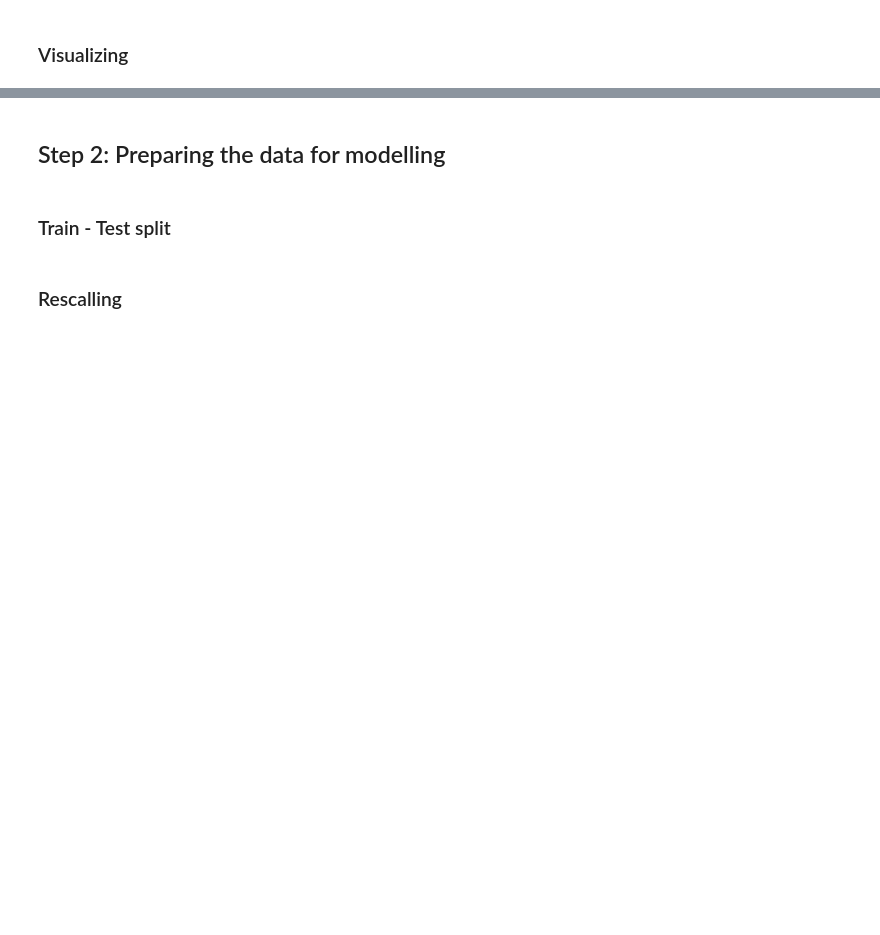
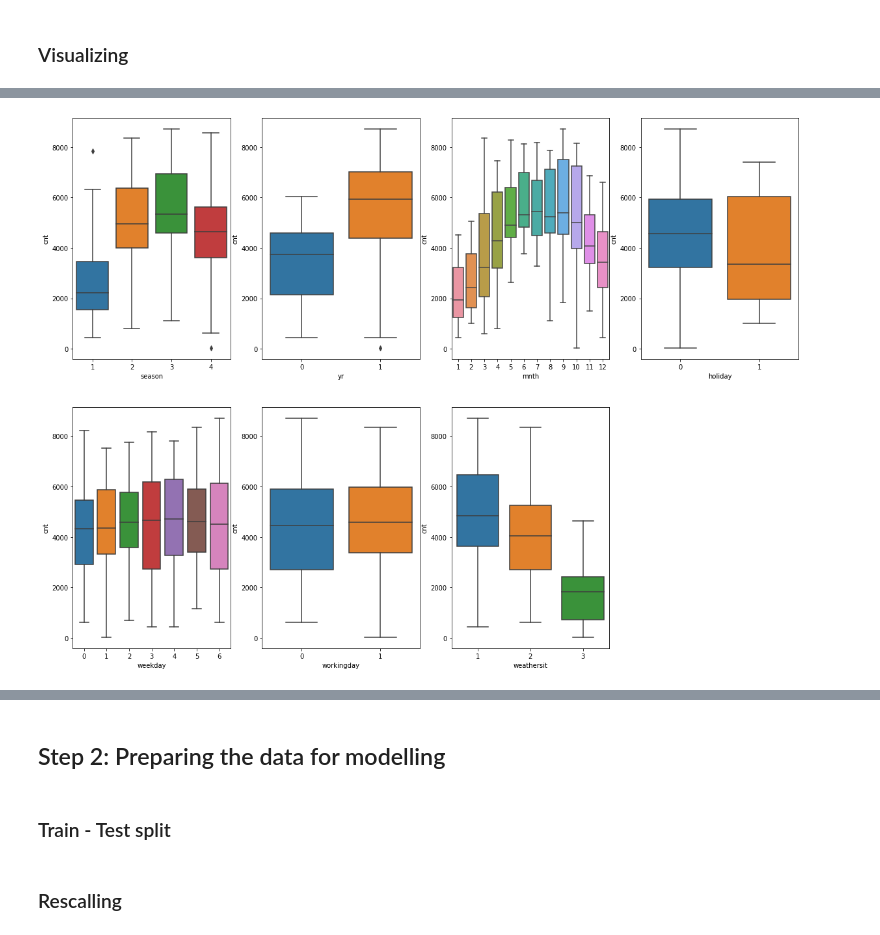
Before and after one commit to npalupunoori/BikeSharingCaseStudy, a Jupyter notebook: Naren_Reddy_Palupunoori.ipynb, the cells around one changed output, grey strips where cells are left out. Saved outputs shown, nothing was run; the diff lists cells and outputs as text; code cells hidden in the pictures; blank space fills up the shorter version.

```diff
--- a/Naren_Reddy_Palupunoori.ipynb
+++ b/Naren_Reddy_Palupunoori.ipynb
@@ -67,0 +197,26 @@ bs.shape
+# %%
+plt.figure(figsize=(20,15))
+plt.subplot(2,4,1)
+sns.boxplot(x = 'season', y='cnt', data=bs)
+
+plt.subplot(2,4,2)
+sns.boxplot(x = 'yr', y='cnt', data=bs)
+
+plt.subplot(2,4,3)
+sns.boxplot(x = 'mnth', y='cnt', data=bs)
+
+plt.subplot(2,4,4)
+sns.boxplot(x = 'holiday', y='cnt', data=bs)
+
+plt.subplot(2,4,5)
+sns.boxplot(x = 'weekday', y='cnt', data=bs)
+
+plt.subplot(2,4,6)
+sns.boxplot(x = 'workingday', y='cnt', data=bs)
+
+plt.subplot(2,4,7)
+sns.boxplot(x = 'weathersit', y='cnt', data=bs)
+
+plt.show()
+# %% [output]
+[figure, added]
```
Also changed, not shown: parts of 20 cells of this notebook.
